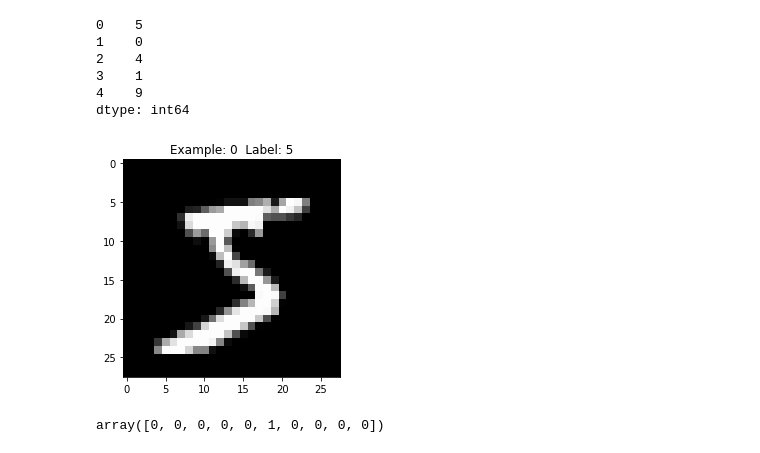
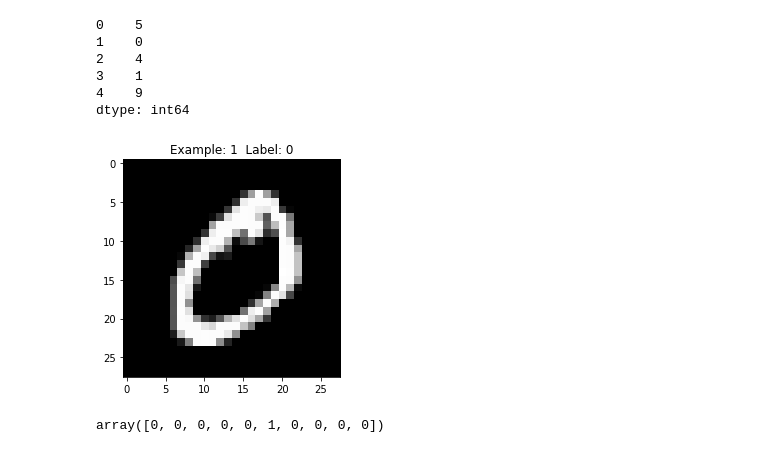
Before and after one commit to HariyaNobuki/handson-unsupervised-learning, a Jupyter notebook: 03_dimensionality_reduction.ipynb, the cells around one changed output. Drawn from its saved outputs; the diff is of its cells as text; code cells hidden in the pictures.

```diff
--- a/03_dimensionality_reduction.ipynb
+++ b/03_dimensionality_reduction.ipynb
@@ -134,9 +137,9 @@ def view_digit(example):
     plt.show()
 # %%
 # View the first digit
-view_digit(0)
+view_digit(1)
 # %% [output]
-[figure, old version]
+[figure, new version]
 # %%
 # Define one-hot encoder function
 def one_hot(series):
```
Also changed, not shown: parts of 9 cells of this notebook, 1 other file.
